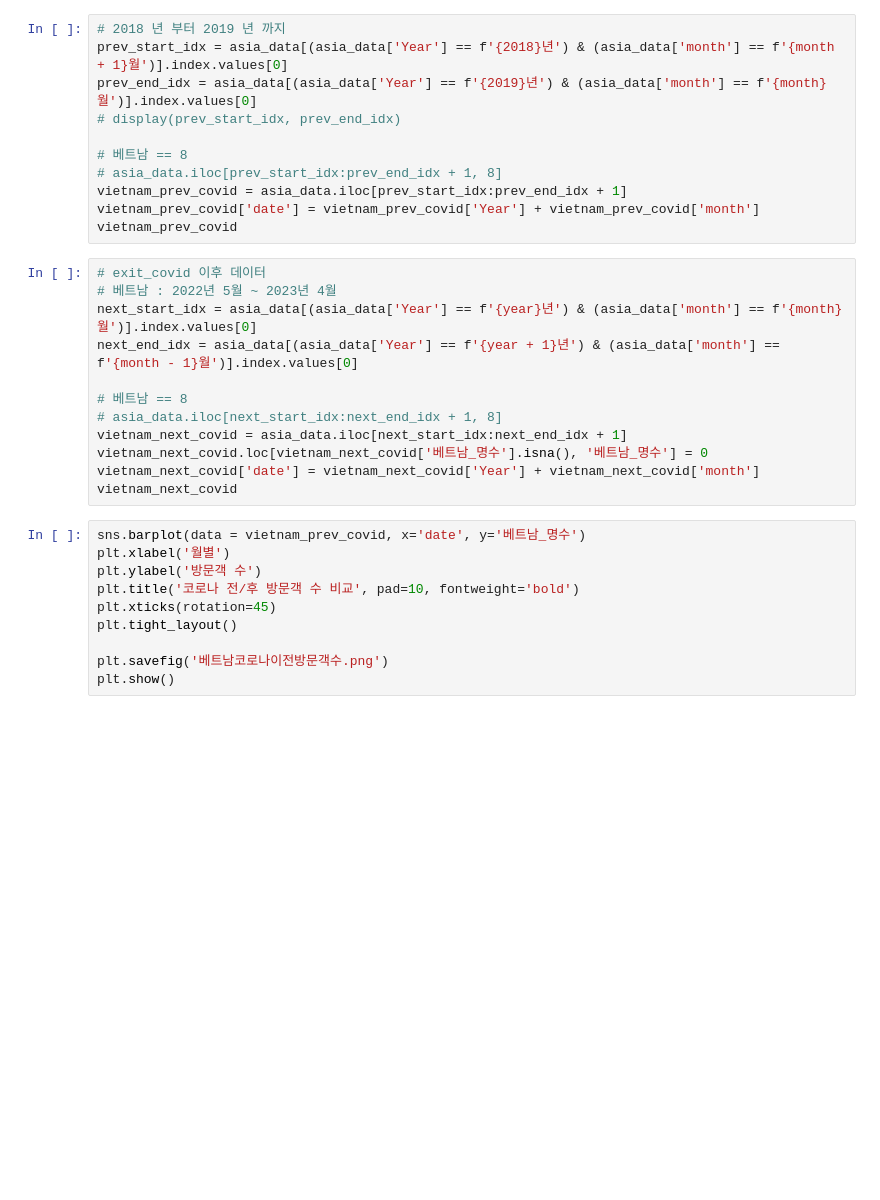
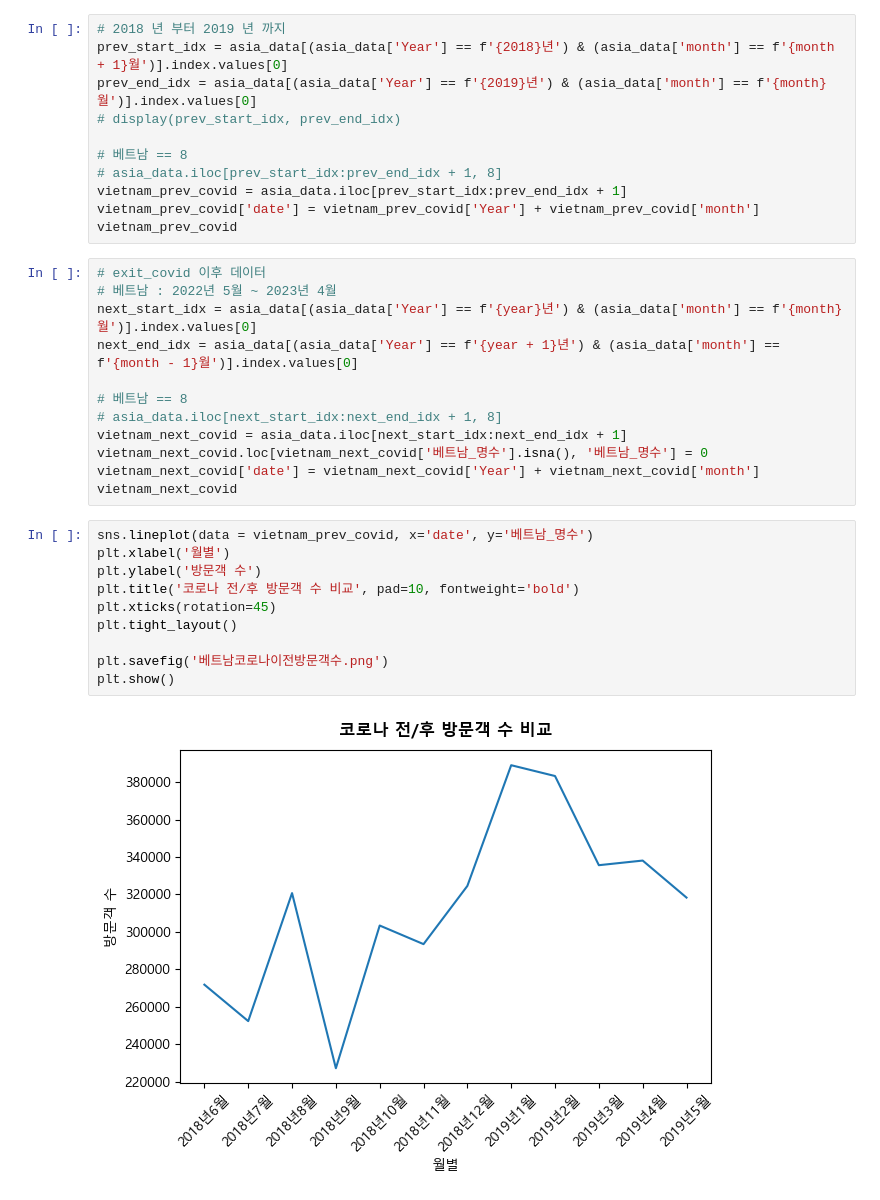
Before and after one commit to shockzinfinity/bootcamp-project-eda, a Jupyter notebook: 0.eda_projects/3.vietnam.ipynb, the cells around one changed output. Cells and saved outputs as stored; diff of their text form; blank space fills up the shorter version.

```diff
--- a/0.eda_projects/3.vietnam.ipynb
+++ b/0.eda_projects/3.vietnam.ipynb
@@ -233,15 +233,17 @@ vietnam_next_covid.loc[vietnam_next_covid['베트남_명수'].isna(), '베트남
 vietnam_next_covid['date'] = vietnam_next_covid['Year'] + vietnam_next_covid['month']
 vietnam_next_covid
 # %%
-sns.barplot(data = vietnam_prev_covid, x='date', y='베트남_명수')
+sns.lineplot(data = vietnam_prev_covid, x='date', y='베트남_명수')
 plt.xlabel('월별')
 plt.ylabel('방문객 수')
 plt.title('코로나 전/후 방문객 수 비교', pad=10, fontweight='bold')
 plt.xticks(rotation=45)
 plt.tight_layout()
 
 plt.savefig('베트남코로나이전방문객수.png')
 plt.show()
+# %% [output]
+[figure, added]
 # %%
 sns.barplot(data = vietnam_next_covid, x='date', y='베트남_명수', edgecolor=['b' if x == '2022년5월' else 'w' for x in vietnam_next_covid['date']])
 plt.xlabel('월별')
```
Also changed, not shown: parts of 2 cells of this notebook, 3 other files.
